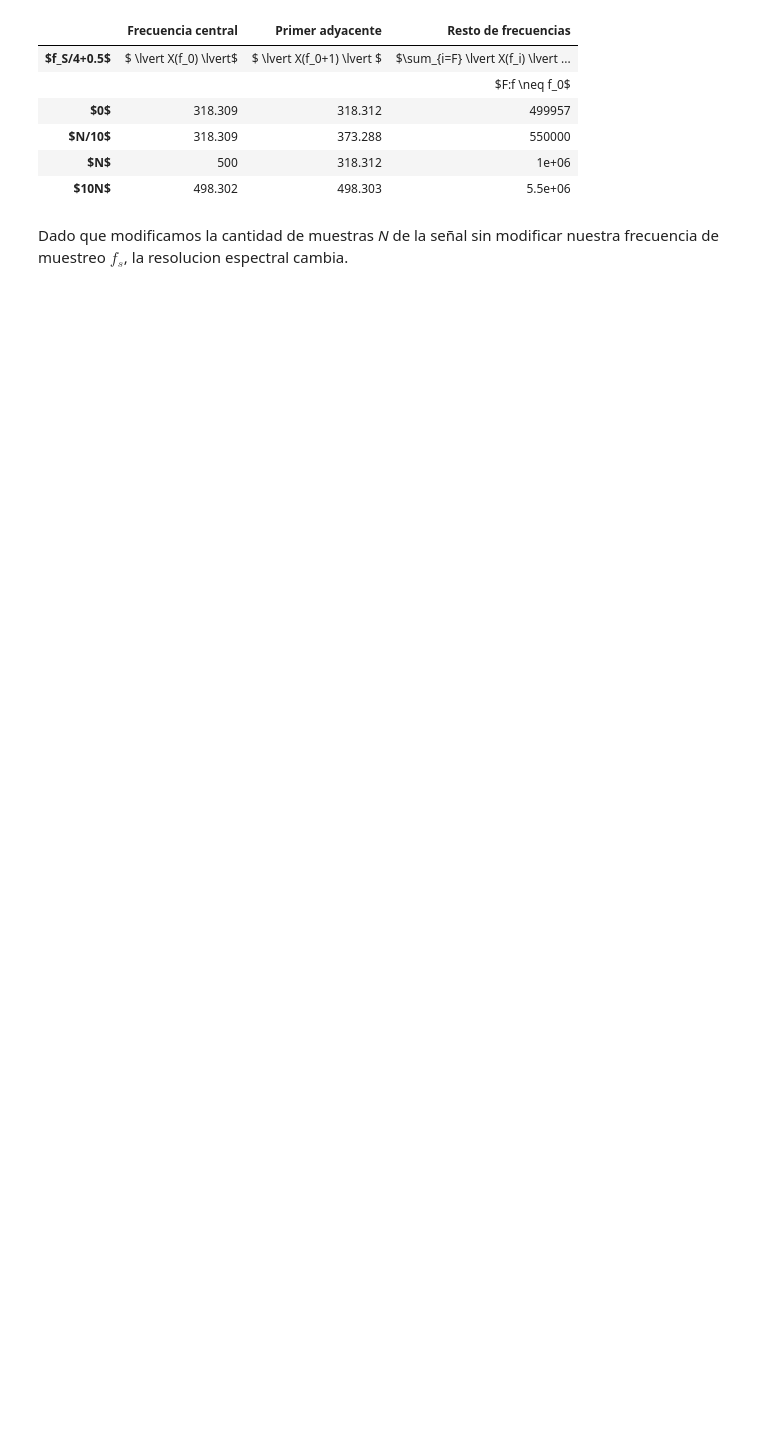
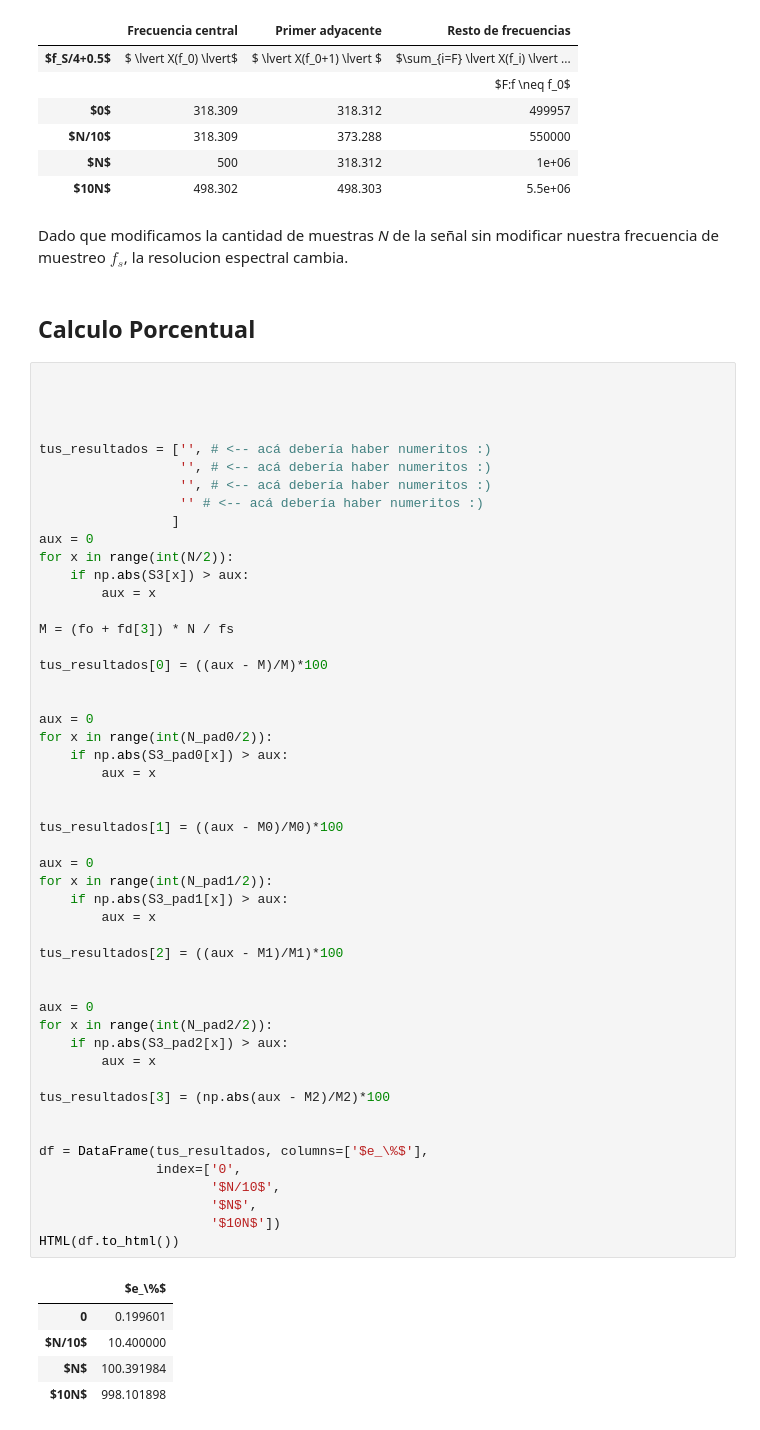
Before and after one commit to tomiambro/gibio, a Jupyter notebook: fourier.ipynb, the cells around one changed output. Saved outputs shown, nothing was run; the diff lists cells and outputs as text; blank space fills up the shorter version.

```diff
--- a/fourier.ipynb
+++ b/fourier.ipynb
@@ -214,3 +242,61 @@ HTML(df.to_html())
 | $10N$ | 498.302 | 498.303 | 5.5e+06 |
 # %% [markdown]
 Dado que modificamos la cantidad de muestras <em>N</em> de la señal sin modificar nuestra frecuencia de muestreo <em>$f_s$</em>, la resolucion espectral cambia.
+# %% [markdown]
+## Calculo Porcentual
+# %%
+
+
+
+
+tus_resultados = ['', # <-- acá debería haber numeritos :)
+                  '', # <-- acá debería haber numeritos :)
+                  '', # <-- acá debería haber numeritos :)
+                  '' # <-- acá debería haber numeritos :)
+                 ]
+aux = 0
+for x in range(int(N/2)):
+    if np.abs(S3[x]) > aux:
+        aux = x
+
+M = (fo + fd[3]) * N / fs
+
+tus_resultados[0] = ((aux - M)/M)*100
+
+
+aux = 0
+for x in range(int(N_pad0/2)):
+    if np.abs(S3_pad0[x]) > aux:
+        aux = x
+
+
+tus_resultados[1] = ((aux - M0)/M0)*100
+
+aux = 0
+for x in range(int(N_pad1/2)):
+    if np.abs(S3_pad1[x]) > aux:
+        aux = x
+
+tus_resultados[2] = ((aux - M1)/M1)*100
+
+
+aux = 0
+for x in range(int(N_pad2/2)):
+    if np.abs(S3_pad2[x]) > aux:
+        aux = x
+
+tus_resultados[3] = (np.abs(aux - M2)/M2)*100
+
+
+df = DataFrame(tus_resultados, columns=['$e_\%$'],
+               index=['0',
+                      '$N/10$',
+                      '$N$',
+                      '$10N$'])
+HTML(df.to_html())
+# %% [output]
+|  | $e_\%$ |
+| 0 | 0.199601 |
+| $N/10$ | 10.400000 |
+| $N$ | 100.391984 |
+| $10N$ | 998.101898 |
```
Also changed, not shown: parts of 2 cells of this notebook.
